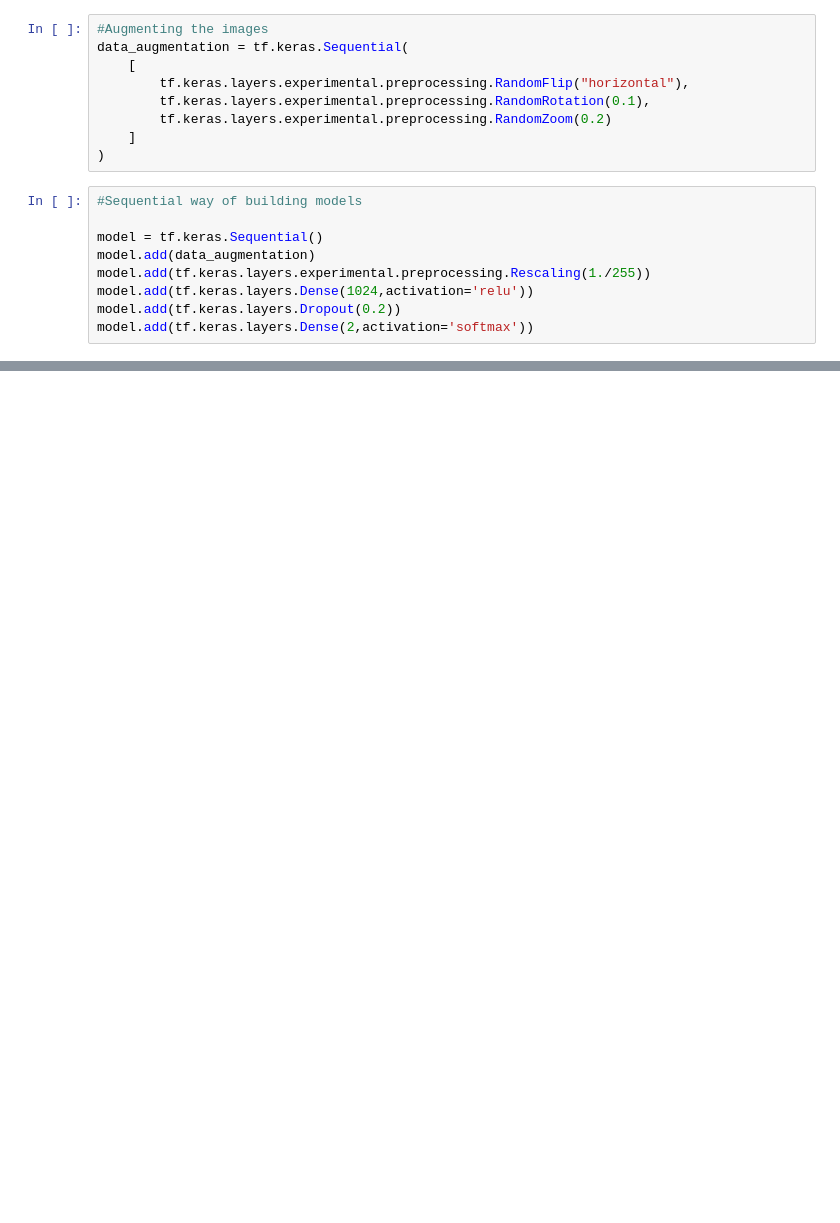
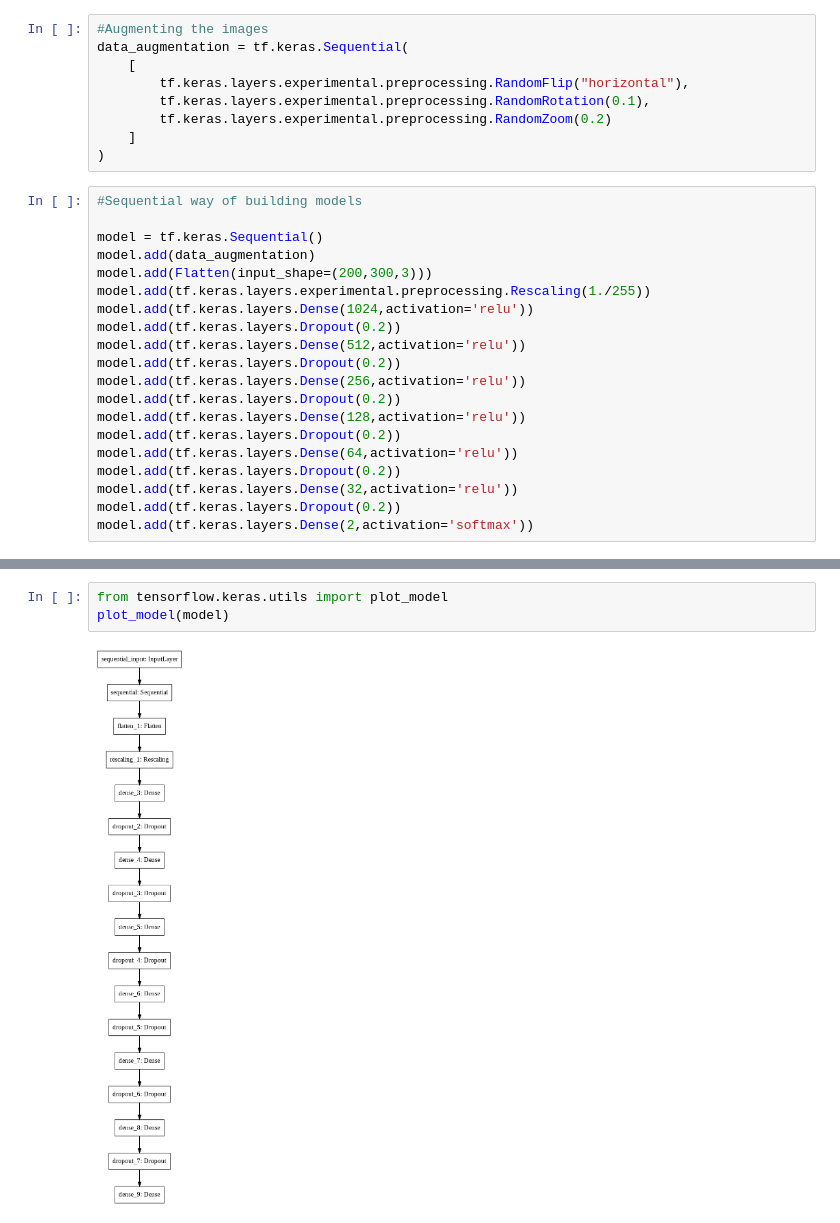
Before and after one commit to Justus-coded/DPhi-Bootcamps, a Jupyter notebook: Assignment2.ipynb, the cells around one changed output, grey strips where cells are left out. Drawn from its saved outputs; the diff is of its cells as text; blank space fills up the shorter version.

```diff
--- a/Assignment2.ipynb
+++ b/Assignment2.ipynb
@@ -284,7 +220,18 @@ data_augmentation = tf.keras.Sequential(
 
 model = tf.keras.Sequential()
 model.add(data_augmentation)
+model.add(Flatten(input_shape=(200,300,3)))
 model.add(tf.keras.layers.experimental.preprocessing.Rescaling(1./255))
 model.add(tf.keras.layers.Dense(1024,activation='relu'))
 model.add(tf.keras.layers.Dropout(0.2))
+model.add(tf.keras.layers.Dense(512,activation='relu'))
+model.add(tf.keras.layers.Dropout(0.2))
+model.add(tf.keras.layers.Dense(256,activation='relu'))
+model.add(tf.keras.layers.Dropout(0.2))
+model.add(tf.keras.layers.Dense(128,activation='relu'))
+model.add(tf.keras.layers.Dropout(0.2))
+model.add(tf.keras.layers.Dense(64,activation='relu'))
+model.add(tf.keras.layers.Dropout(0.2))
+model.add(tf.keras.layers.Dense(32,activation='relu'))
+model.add(tf.keras.layers.Dropout(0.2))
 model.add(tf.keras.layers.Dense(2,activation='softmax'))
@@ -290,0 +258,5 @@ model.add(tf.keras.layers.Dense(2,activation='softmax'))
+# %%
+from tensorflow.keras.utils import plot_model
+plot_model(model)
+# %% [output]
+[figure, added]
```
Also changed, not shown: parts of 101 cells of this notebook.
